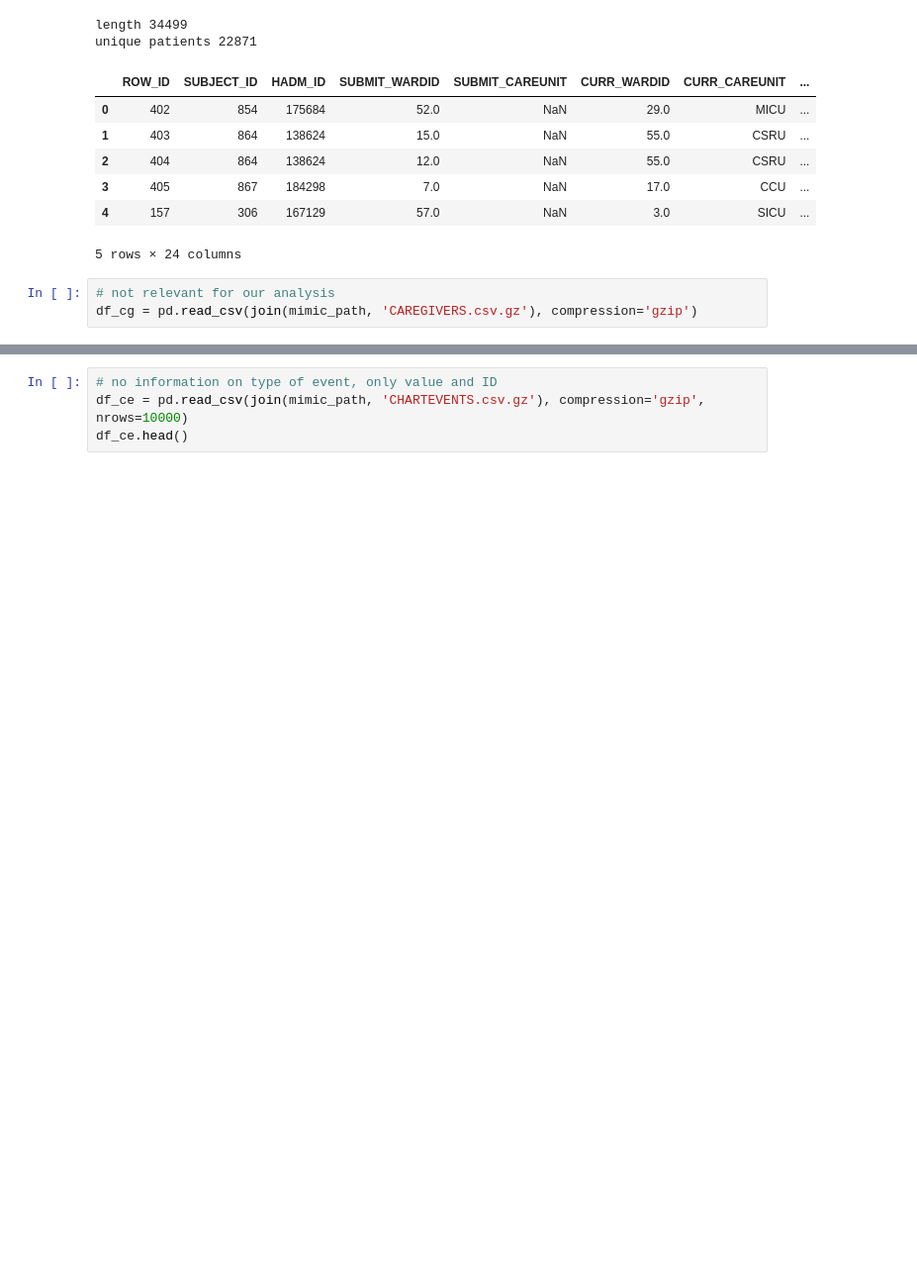
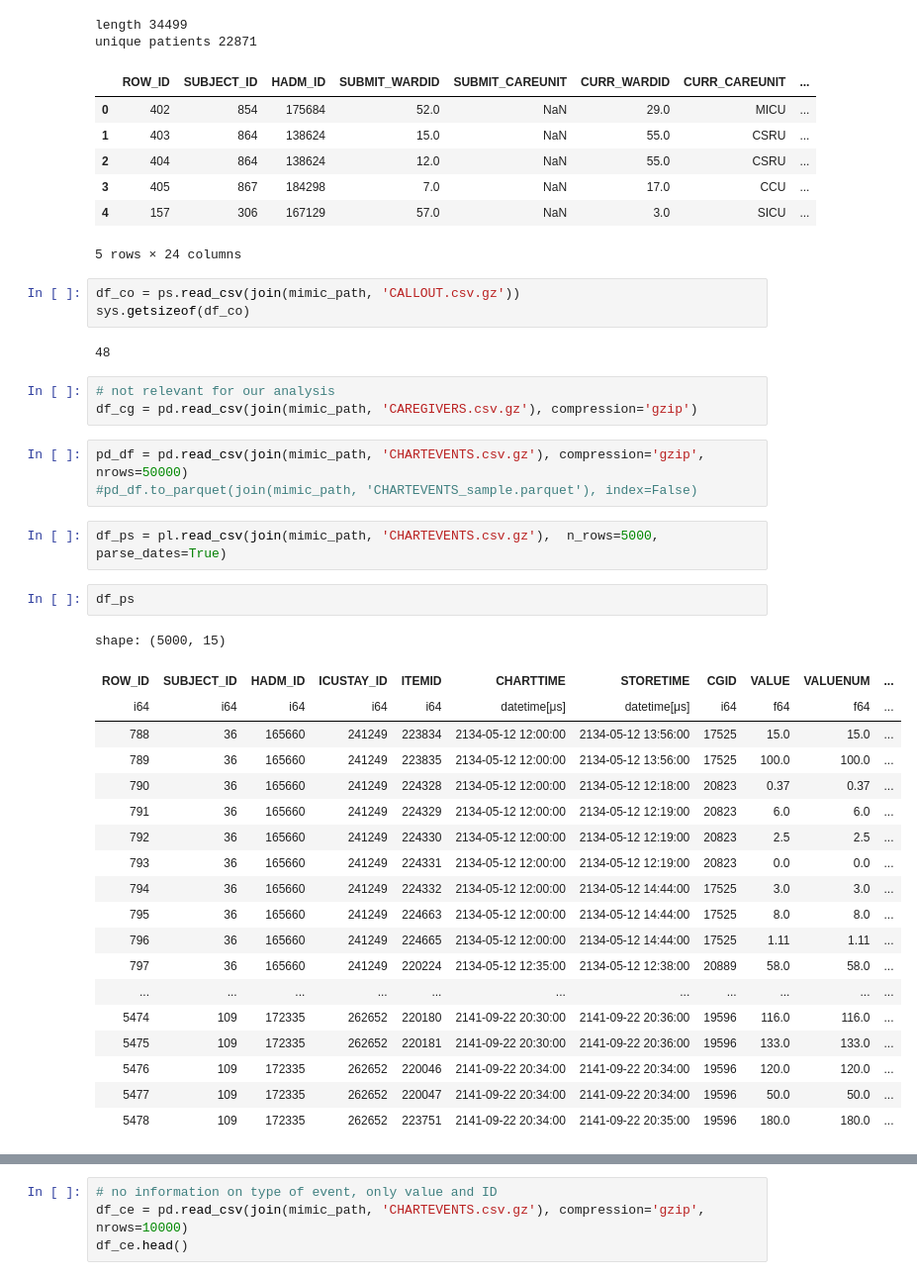
Before and after one commit to kirilklein/ehr_preprocess, a Jupyter notebook: notebooks/explore/mimic3.ipynb, the cells around one changed output, grey strips where cells are left out. Shown at 99% size. Drawn from its saved outputs; the diff is of its cells as text; blank space fills up the shorter version.

```diff
--- a/notebooks/explore/mimic3.ipynb
+++ b/notebooks/explore/mimic3.ipynb
@@ -108,6 +120,38 @@ unique patients 22871
 | 3 | 405 | 867 | 184298 | 7.0 | NaN | 17.0 | CCU | ... |
 | 4 | 157 | 306 | 167129 | 57.0 | NaN | 3.0 | SICU | ... |
 5 rows × 24 columns
+# %%
+df_co = ps.read_csv(join(mimic_path, 'CALLOUT.csv.gz'))
+sys.getsizeof(df_co)
+# %% [output]
+48
 # %%
 # not relevant for our analysis
 df_cg = pd.read_csv(join(mimic_path, 'CAREGIVERS.csv.gz'), compression='gzip')
+# %%
+pd_df = pd.read_csv(join(mimic_path, 'CHARTEVENTS.csv.gz'), compression='gzip', nrows=50000)
+#pd_df.to_parquet(join(mimic_path, 'CHARTEVENTS_sample.parquet'), index=False)
+# %%
+df_ps = pl.read_csv(join(mimic_path, 'CHARTEVENTS.csv.gz'),  n_rows=5000, parse_dates=True)
+# %%
+df_ps
+# %% [output]
+shape: (5000, 15)
+| ROW_ID | SUBJECT_ID | HADM_ID | ICUSTAY_ID | ITEMID | CHARTTIME | STORETIME | CGID | VALUE | VALUENUM | ... |
+| i64 | i64 | i64 | i64 | i64 | datetime[μs] | datetime[μs] | i64 | f64 | f64 | ... |
+| 788 | 36 | 165660 | 241249 | 223834 | 2134-05-12 12:00:00 | 2134-05-12 13:56:00 | 17525 | 15.0 | 15.0 | ... |
+| 789 | 36 | 165660 | 241249 | 223835 | 2134-05-12 12:00:00 | 2134-05-12 13:56:00 | 17525 | 100.0 | 100.0 | ... |
+| 790 | 36 | 165660 | 241249 | 224328 | 2134-05-12 12:00:00 | 2134-05-12 12:18:00 | 20823 | 0.37 | 0.37 | ... |
+| 791 | 36 | 165660 | 241249 | 224329 | 2134-05-12 12:00:00 | 2134-05-12 12:19:00 | 20823 | 6.0 | 6.0 | ... |
+| 792 | 36 | 165660 | 241249 | 224330 | 2134-05-12 12:00:00 | 2134-05-12 12:19:00 | 20823 | 2.5 | 2.5 | ... |
+| 793 | 36 | 165660 | 241249 | 224331 | 2134-05-12 12:00:00 | 2134-05-12 12:19:00 | 20823 | 0.0 | 0.0 | ... |
+| 794 | 36 | 165660 | 241249 | 224332 | 2134-05-12 12:00:00 | 2134-05-12 14:44:00 | 17525 | 3.0 | 3.0 | ... |
+| 795 | 36 | 165660 | 241249 | 224663 | 2134-05-12 12:00:00 | 2134-05-12 14:44:00 | 17525 | 8.0 | 8.0 | ... |
+| 796 | 36 | 165660 | 241249 | 224665 | 2134-05-12 12:00:00 | 2134-05-12 14:44:00 | 17525 | 1.11 | 1.11 | ... |
+| 797 | 36 | 165660 | 241249 | 220224 | 2134-05-12 12:35:00 | 2134-05-12 12:38:00 | 20889 | 58.0 | 58.0 | ... |
+| ... | ... | ... | ... | ... | ... | ... | ... | ... | ... | ... |
+| 5474 | 109 | 172335 | 262652 | 220180 | 2141-09-22 20:30:00 | 2141-09-22 20:36:00 | 19596 | 116.0 | 116.0 | ... |
+| 5475 | 109 | 172335 | 262652 | 220181 | 2141-09-22 20:30:00 | 2141-09-22 20:36:00 | 19596 | 133.0 | 133.0 | ... |
+| 5476 | 109 | 172335 | 262652 | 220046 | 2141-09-22 20:34:00 | 2141-09-22 20:34:00 | 19596 | 120.0 | 120.0 | ... |
+| 5477 | 109 | 172335 | 262652 | 220047 | 2141-09-22 20:34:00 | 2141-09-22 20:34:00 | 19596 | 50.0 | 50.0 | ... |
+| 5478 | 109 | 172335 | 262652 | 223751 | 2141-09-22 20:34:00 | 2141-09-22 20:35:00 | 19596 | 180.0 | 180.0 | ... |
```
Also changed, not shown: parts of 11 cells of this notebook, 1 other file.
